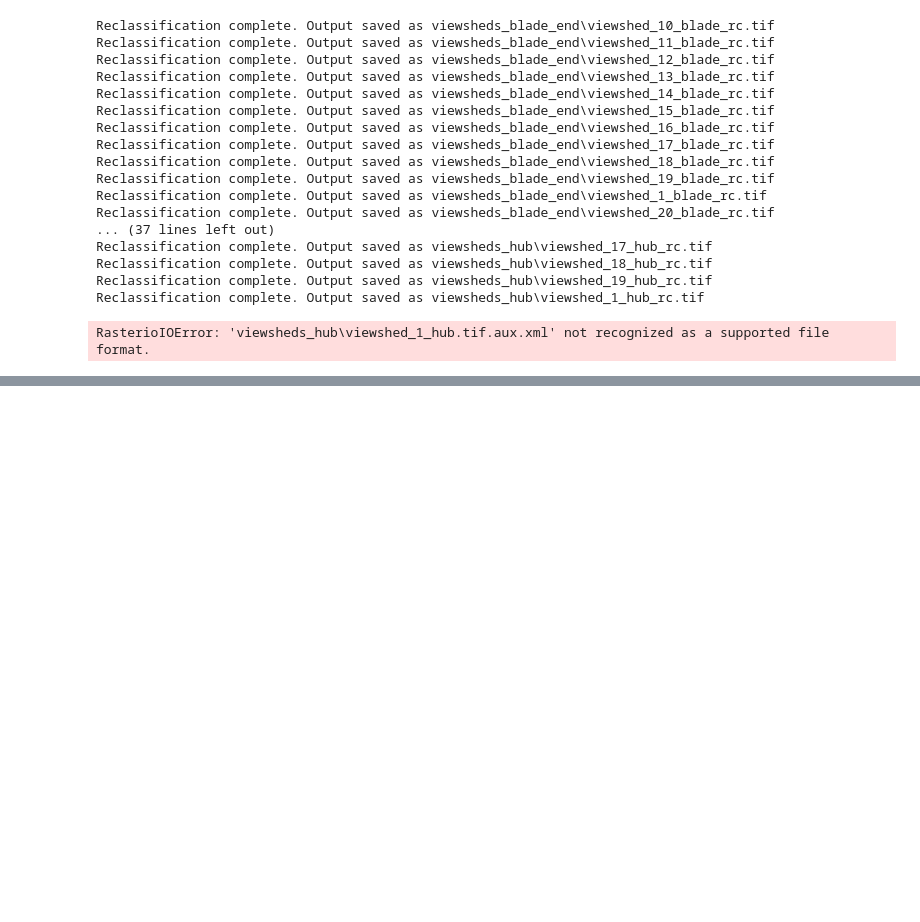
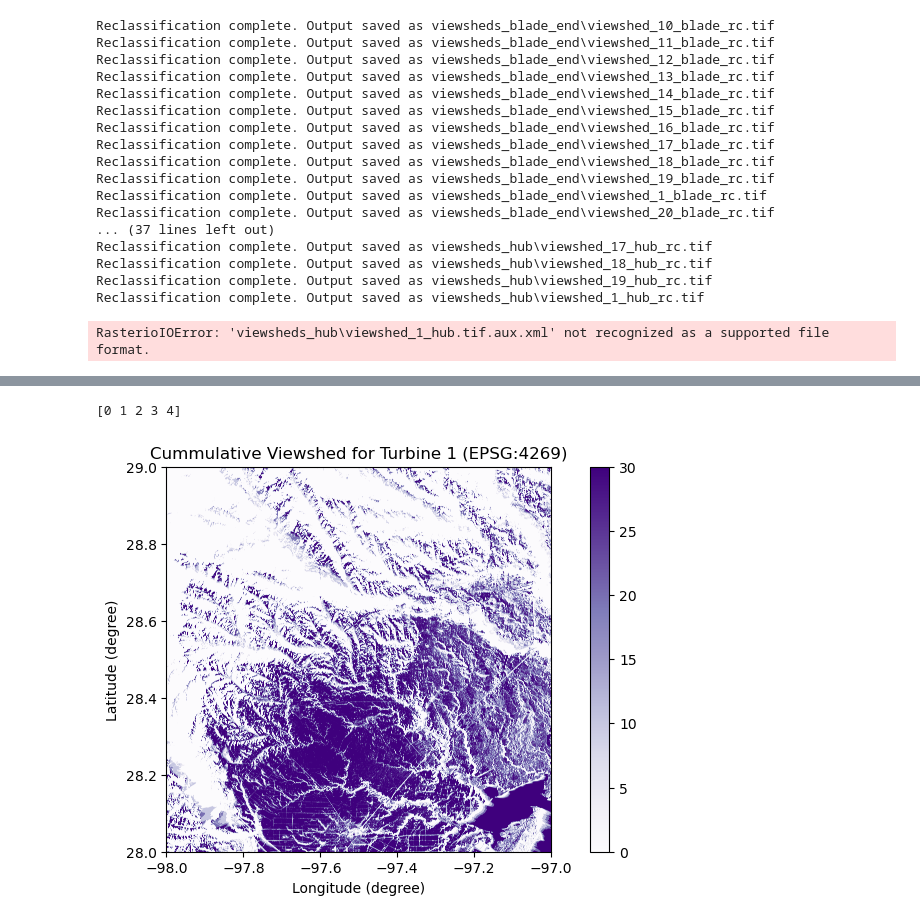
Before and after one commit to Sidrcs/viawind, a Jupyter notebook: VIA_test.ipynb, the cells around one changed output, grey strips where cells are left out. Drawn from its saved outputs; the diff is of its cells as text; code cells hidden in the pictures; blank space fills up the shorter version.

```diff
--- a/VIA_test.ipynb
+++ b/VIA_test.ipynb
@@ -443,7 +443,7 @@ def visualize_wind_turbines_buffers(dataframe, title = "Wind Turbine locations w
     plt.show()
 # %%
 # Creates a plot for viewshed with legend
-def visualize_viewshed(viewshed_fpath, dataframe, cmap="gist_yarg", title="Viewshed for Wind Turbine locations"):
+def visualize_viewshed_windturbines(viewshed_fpath, dataframe, cmap="gist_yarg", title="Viewshed for Wind Turbine locations"):
     """Function to create visualization of viewshed with legend"""
     viewshed = rio.open(viewshed_fpath)
     fig, ax = plt.subplots(figsize=(10,5))
@@ -456,6 +456,19 @@ def visualize_viewshed(viewshed_fpath, dataframe, cmap="gist_yarg", title="Views
     plt.xlabel(f'Longitude ({viewshed.crs.units_factor[0]})')
     plt.ylabel(f'Latitude ({viewshed.crs.units_factor[0]})')
     plt.show()
+# %%
+# Creates a plot for viewshed with legend
+def visualize_viewshed(viewshed_fpath, cmap="gist_yarg", title="Viewshed for a Wind Turbine location"):
+    """Function to create visualization of viewshed with legend"""
+    viewshed = rio.open(viewshed_fpath)
+    fig, ax = plt.subplots(figsize=(10,5))
+    image_hidden = ax.imshow(viewshed.read()[0], cmap=cmap)
+    fig.colorbar(image_hidden, ax=ax, cmap=cmap)
+    show(viewshed, ax=ax, cmap=cmap)
+    ax.set_title(f"{title} (EPSG:{viewshed.crs.to_epsg()})")
+    plt.xlabel(f'Longitude ({viewshed.crs.units_factor[0]})')
+    plt.ylabel(f'Latitude ({viewshed.crs.units_factor[0]})')
+    plt.show()
 # %%
 def visualize_dem(dem_fpath, cmap="gist_earth", title="Digital Elevation Model"):
     dst = rio.open(dem_fpath)
@@ -906,0 +956,8 @@ buffers[2].difference(buffers[1])
+# %%
+unique_value('rasterized_vector.tif')
+# %% [output]
+[0 1 2 3 4]
+# %%
+visualize_viewshed(viewshed_fpath='viewsheds_merged/merged_viewshed_1.tif', cmap='Purples', title="Cummulative Viewshed for Turbine 1")
+# %% [output]
+[figure, added]
```
Also changed, not shown: parts of 54 cells of this notebook, 1 other file.
